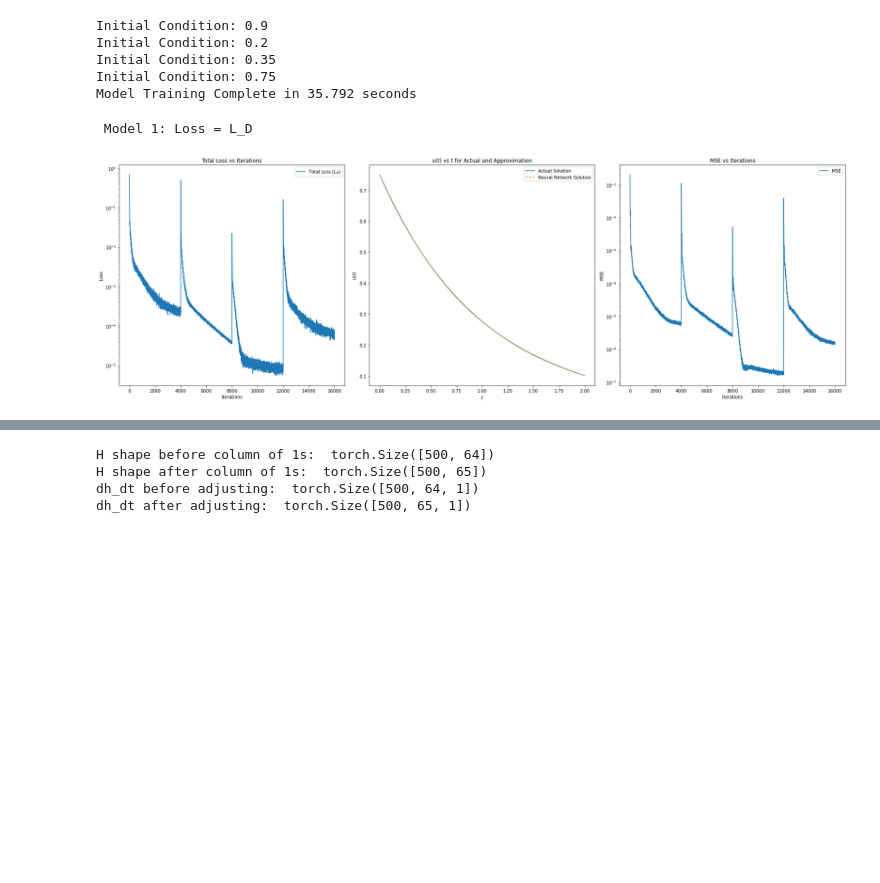
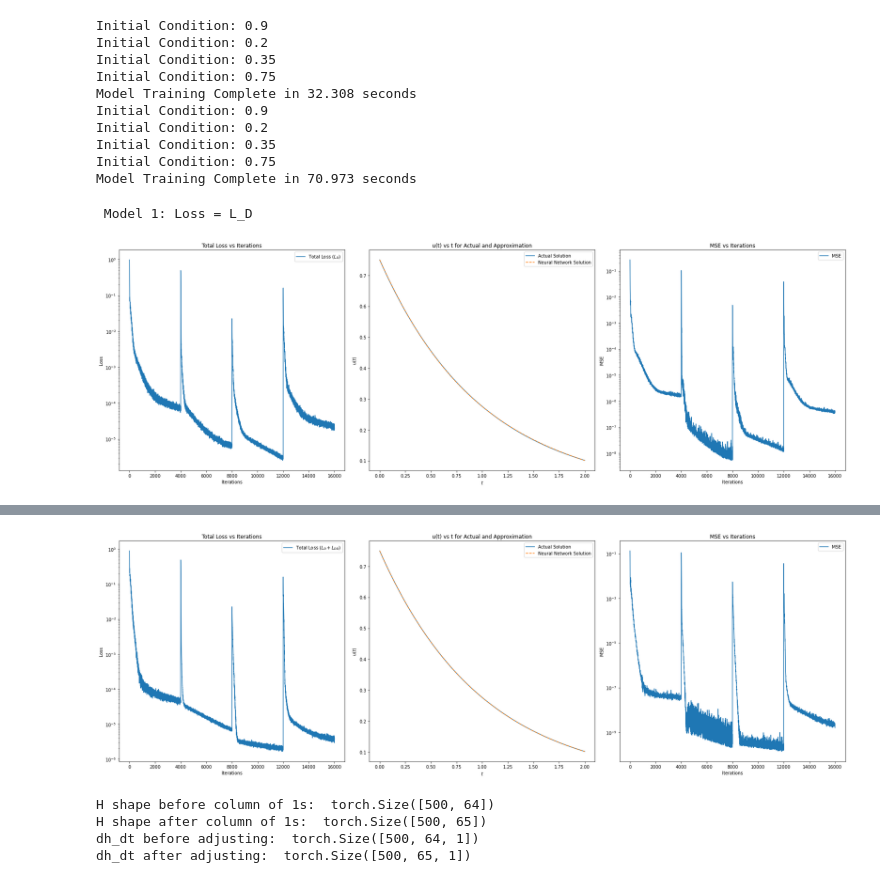
Before and after one commit to Hari-Raval/Harvard-Thesis, a Jupyter notebook: src/transfer_learning_differential_equation_solve_V1.ipynb, the cells around one changed output, grey strips where cells are left out. Drawn from its saved outputs; the diff is of its cells as text; code cells hidden in the pictures; blank space fills up the shorter version.

Commit message:
cleaned up transfer learning code comments + added residuals plots

```diff
--- a/src/transfer_learning_differential_equation_solve_V1.ipynb
+++ b/src/transfer_learning_differential_equation_solve_V1.ipynb
@@ -129,7 +128,7 @@ def run_model(iterations, min_x, max_x, A_vals, lambda_val, loss_term_weights):
     # run the training loop
     for i in range(iterations):
 
-        if i % 4000 == 0 and i != 0:
+        if i % 2000 == 0 and i != 0:
             curr_A_indx += 1
             A = A_vals[curr_A_indx]
             print(f"Initial Condition: {A}")
@@ -244,62 +243,68 @@ min_x, max_x = 0, 2
 A_vals = [0.9, 0.2, 0.35, 0.75]
 # A_vals = [0.75, 0.75, 0.75, 0.75]
 lambda_val = 1
-iterations = 16000
+iterations = 8000
 
 # run model which has a loss of the MSE (i.e. no higher order terms)
 loss_history_w1, trained_model_w1, time_w1, MSE_w1 = run_model(iterations=iterations, min_x=min_x, max_x=max_x, A_vals=A_vals,
                                                               lambda_val=lambda_val, loss_term_weights=[1, 0, 0, 0])
 
+# run model which has a loss of the residual and the first derivative of the residual (i.e. one higher order term)
+loss_history_w2, trained_model_w2, time_w2, MSE_w2 = run_model(iterations=iterations, min_x=min_x, max_x=max_x, A_vals=A_vals,
+                                                                lambda_val=lambda_val, loss_term_weights=[1, 1, 0, 0])
+
 if False:
 
-    # run model which has a loss of the residual and the first derivative of the residual (i.e. one higher order term)
-    loss_history_w2, trained_model_w2, time_w2, MSE_w2 = run_model(iterations=iterations, min_x=min_x, max_x=max_x, A=A,
-                                                                    lambda_val=lambda_val, loss_term_weights=[1, 1, 0, 0])
-
     # run model which has a loss of the residual and the first two derivatives of the residual (i.e. two higher order terms)
-    loss_history_w3, trained_model_w3, time_w3, MSE_w3 = run_model(iterations=iterations, min_x=min_x, max_x=max_x, A=A,
+    loss_history_w3, trained_model_w3, time_w3, MSE_w3 = run_model(iterations=iterations, min_x=min_x, max_x=max_x, A_vals=A_vals,
                                                                     lambda_val=lambda_val, loss_term_weights=[1, 1, 1, 0])
 
-
     # run model which has a loss of the residual and the first three derivatives of the residual (i.e. three higher order terms)
-    loss_history_w4, trained_model_w4, time_w4, MSE_w4 = run_model(iterations=iterations, min_x=min_x, max_x=max_x, A=A,
+    loss_history_w4, trained_model_w4, time_w4, MSE_w4 = run_model(iterations=iterations, min_x=min_x, max_x=max_x, A_vals=A_vals,
                                                                     lambda_val=lambda_val, loss_term_weights=[1, 1, 1, 1])
 # %% [output]
 Initial Condition: 0.9
 Initial Condition: 0.2
 Initial Condition: 0.35
 Initial Condition: 0.75
-Model Training Complete in 35.792 seconds
+Model Training Complete in 32.308 seconds
+Initial Condition: 0.9
+Initial Condition: 0.2
+Initial Condition: 0.35
+Initial Condition: 0.75
+Model Training Complete in 70.973 seconds
 # %%
 # plot overall loss and network solution for model which has a loss of the MSE (i.e. no higher order terms)
 print("\n Model 1: Loss = L_D")
 plot_loss_mse_and_solution(min_x=min_x, max_x=max_x, A=A_vals[3], lambda_val=lambda_val,
                        iterations=iterations, trained_model=trained_model_w1,
                        train_losses=loss_history_w1['Ltotal_losses'],
                        loss_label='Total Loss ($L_D$)', mses=MSE_w1)
 
+
+
+# plot overall loss and network solution for model which has a loss of the residual and the first derivative of the residual (i.e. one higher order term)
+print("\n Model 2: Loss = L_D + L_DD")
+plot_loss_mse_and_solution(min_x=min_x, max_x=max_x, A=A_vals[3], lambda_val=lambda_val,
+                       iterations=iterations, trained_model=trained_model_w2,
+                       train_losses=loss_history_w2['Ltotal_losses'],
+                       loss_label='Total Loss ($L_D + L_{DD}$)', mses=MSE_w2)
+
 if False:
-
-    # plot overall loss and network solution for model which has a loss of the residual and the first derivative of the residual (i.e. one higher order term)
-    print("\n Model 2: Loss = L_D + L_DD")
-    plot_loss_mse_and_solution(min_x=min_x, max_x=max_x, A=A, lambda_val=lambda_val,
-                           iterations=iterations, trained_model=trained_model_w2,
-                           train_losses=loss_history_w2['Ltotal_losses'],
-                           loss_label='Total Loss ($L_D + L_{DD}$)', mses=MSE_w2)
 
     # plot overall loss and network solution for model which has a loss of the residual and the first two derivatives of the residual (i.e. two higher order terms)
     print("\n Model 3: Loss = L_D + L_DD + L_DDD")
-    plot_loss_mse_and_solution(min_x=min_x, max_x=max_x, A=A, lambda_val=lambda_val,
+    plot_loss_mse_and_solution(min_x=min_x, max_x=max_x, A=A_vals[3], lambda_val=lambda_val,
                            iterations=iterations, trained_model=trained_model_w3,
                            train_losses=loss_history_w3['Ltotal_losses'],
                            loss_label='Total Loss ($L_D + L_{DD} + L_{DDD}$)', mses=MSE_w3)
 
     # plot overall loss and network solution for model which has a loss of the residual and the first three derivatives of the residual (i.e. three higher order terms)
     print("\n Model 4: Loss = L_D + L_DD + L_DDD + L_DDDD")
-    plot_loss_mse_and_solution(min_x=min_x, max_x=max_x, A=A, lambda_val=lambda_val,
+    plot_loss_mse_and_solution(min_x=min_x, max_x=max_x, A=A_vals[3], lambda_val=lambda_val,
                            iterations=iterations, trained_model=trained_model_w4,
                            train_losses=loss_history_w4['Ltotal_losses'],
                            loss_label='Total Loss ($L_D + L_{DD} + L_{DDD} + L_{DDDD}$)', mses=MSE_w4)
 # %% [output]
  Model 1: Loss = L_D
-[figure, old version]
+[figure, new version]
@@ -306,3 +312,4 @@ if False:
+[figure, added]
 # %%
 if False:
 
```
Also changed, not shown: parts of 13 cells of this notebook.
